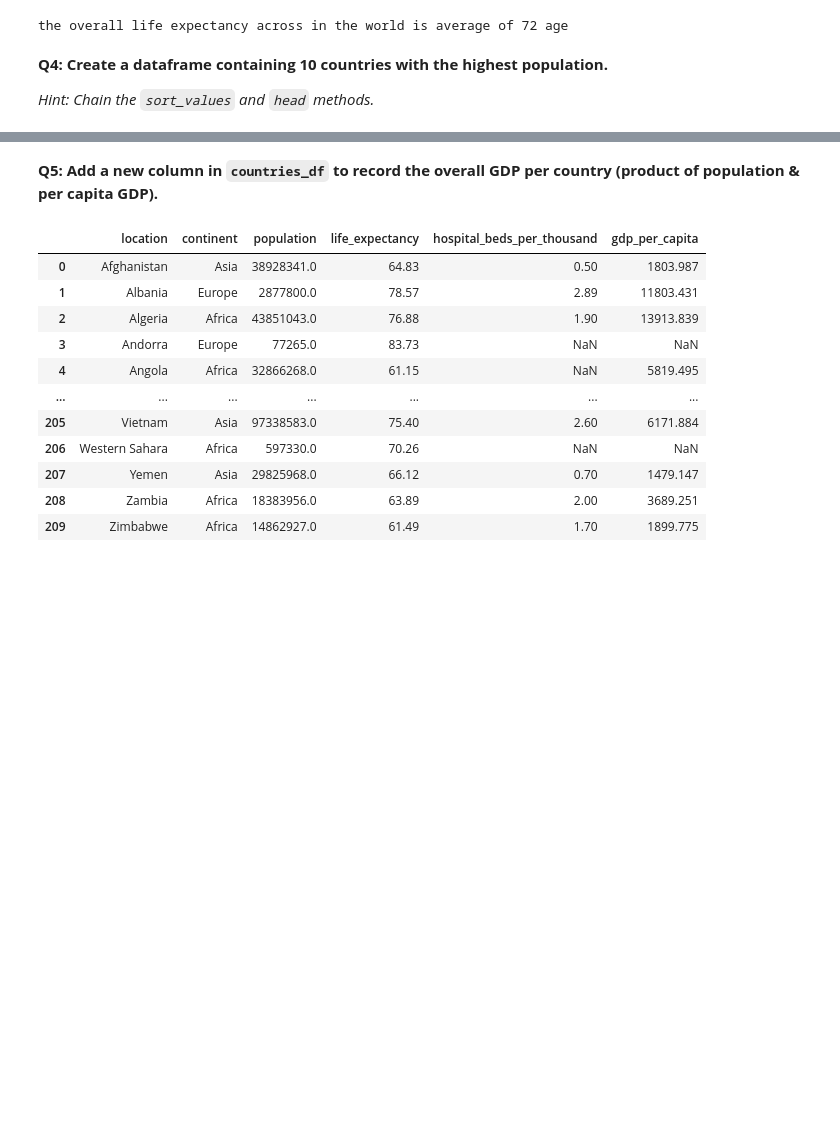
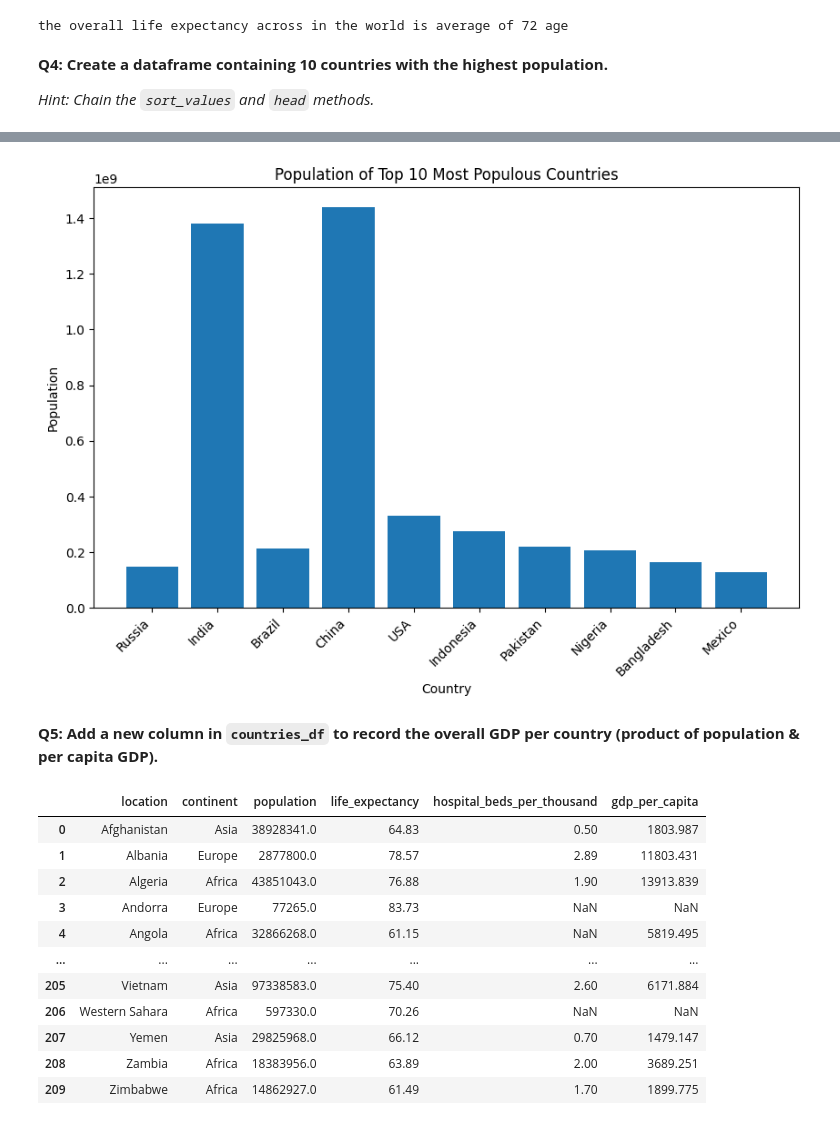
Before and after one commit to shakeelrifathcse/Data_analysis_pract_using_python, a Jupyter notebook: pandas_practice_assignment.ipynb, the cells around one changed output, grey strips where cells are left out. Saved outputs shown, nothing was run; the diff lists cells and outputs as text; code cells hidden in the pictures; blank space fills up the shorter version.

```diff
--- a/pandas_practice_assignment.ipynb
+++ b/pandas_practice_assignment.ipynb
@@ -226,3 +243,23 @@ top_10_countries
+# %%
+# @title Population of Top 10 Most Populous Countries
+
+import matplotlib.pyplot as plt
+
+# Sample data (replace with your actual data)
+locations = ['Russia', 'India', 'Brazil', 'China', 'USA', 'Indonesia', 'Pakistan', 'Nigeria', 'Bangladesh', 'Mexico']
+populations = [145934460, 1380004385, 212559409, 1439323774, 331002647, 273523621, 220892331, 206139587, 164689383, 128932753]
+
+# Create the bar chart
+plt.figure(figsize=(10, 6))
+plt.bar(locations, populations)
+
+# Customize the chart
+plt.xlabel('Country')
+plt.ylabel('Population')
+plt.title('Population of Top 10 Most Populous Countries')
+_ = plt.xticks(rotation=45, ha='right')  # Rotate x-axis labels for better readability
+# %% [output]
+[figure, added]
 # %% [markdown]
 **Q5: Add a new column in `countries_df` to record the overall GDP per country (product of population & per capita GDP).**
 # %%
```
Also changed, not shown: parts of 22 cells of this notebook.
